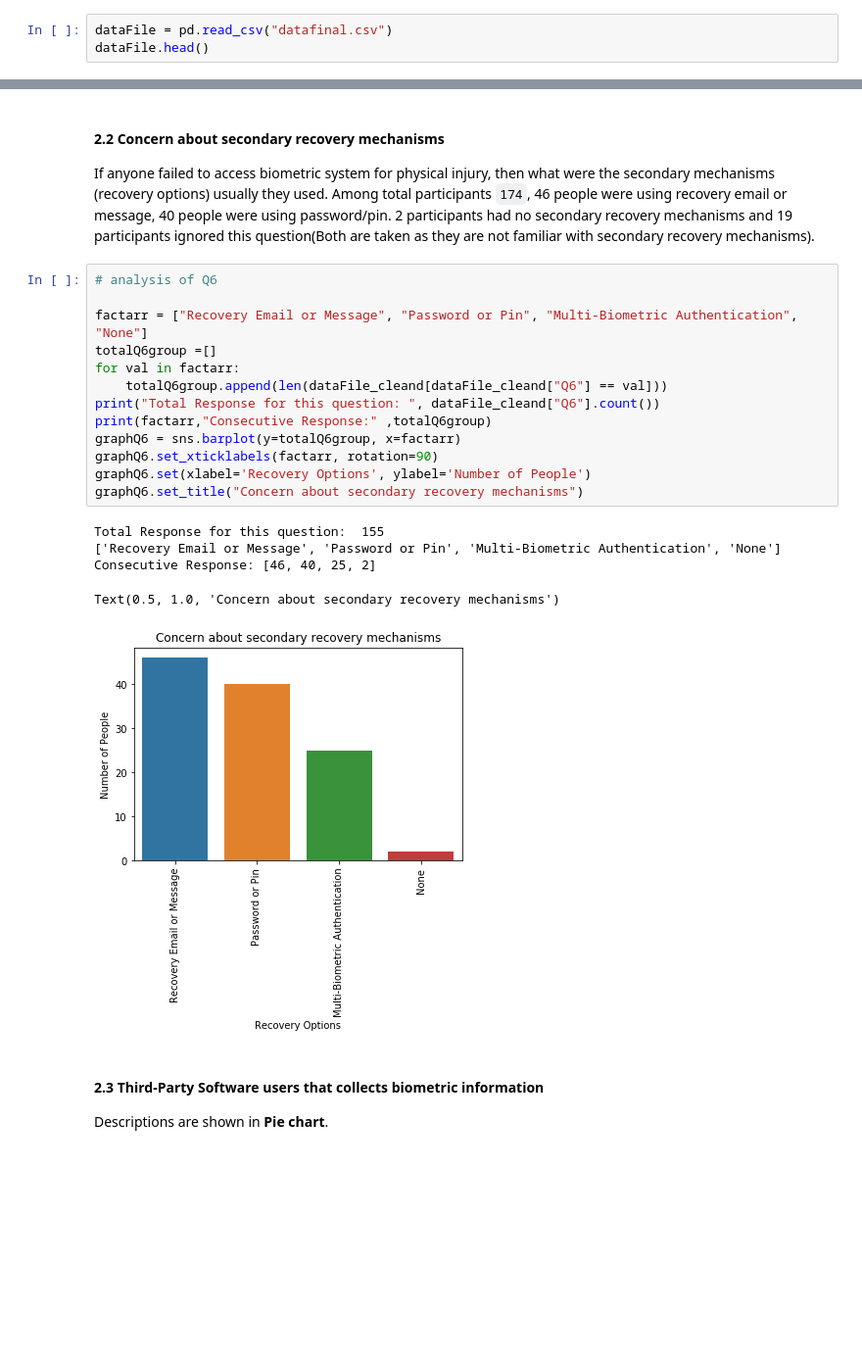
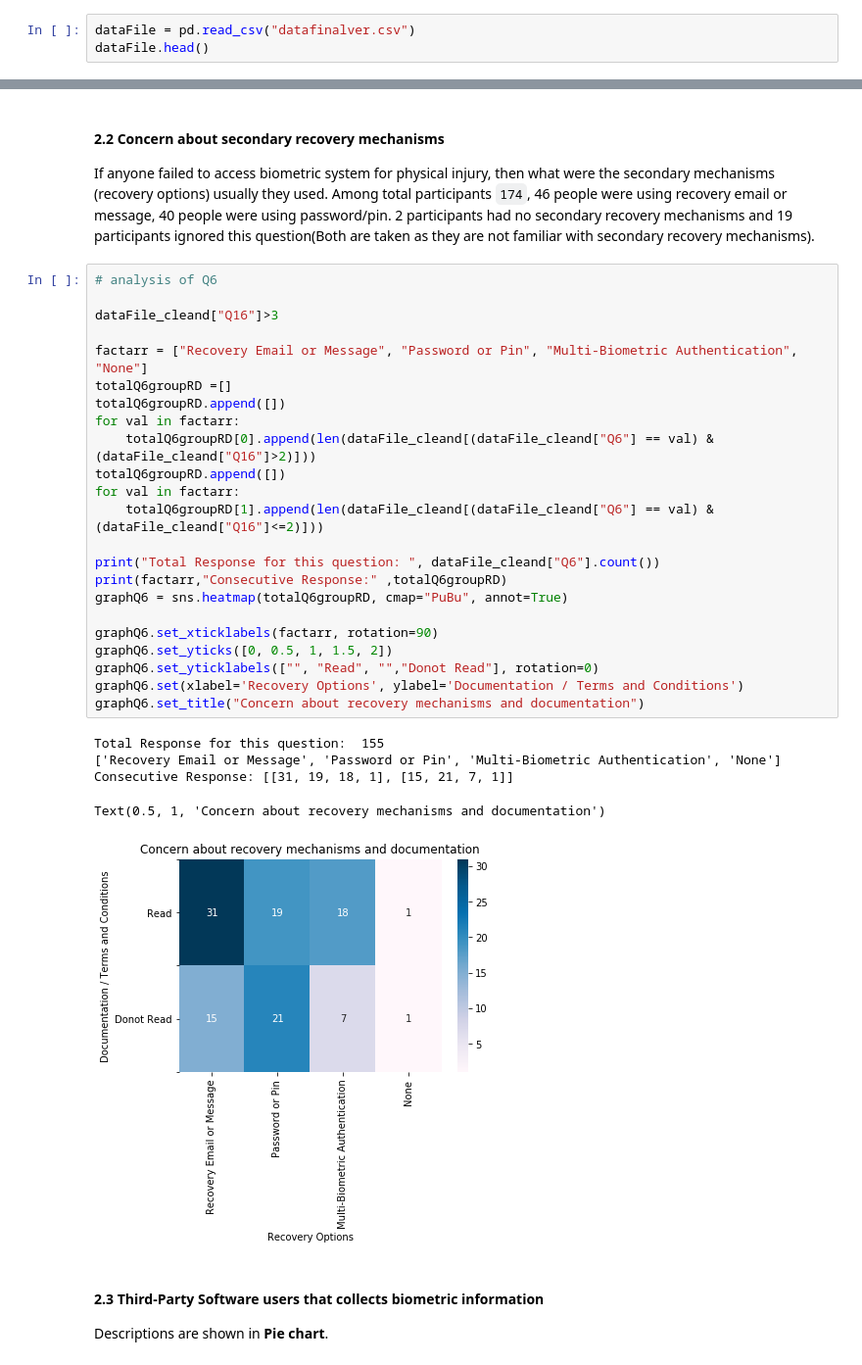
Before and after one commit to tahmidtdk/academic, a Jupyter notebook: CSE498/cse498 dataanalysis/dataAnalyser.ipynb, the cells around one changed output, grey strips where cells are left out. Shown at 98% size. Saved outputs shown, nothing was run; the diff lists cells and outputs as text; blank space fills up the shorter version.

```diff
--- a/CSE498/cse498 dataanalysis/dataAnalyser.ipynb
+++ b/CSE498/cse498 dataanalysis/dataAnalyser.ipynb
@@ -17,7 +17,7 @@ import seaborn as sns
 import matplotlib.pyplot as plt
 %matplotlib inline
 # %%
-dataFile = pd.read_csv("datafinal.csv")
+dataFile = pd.read_csv("datafinalver.csv")
 dataFile.head()
 # %% [output]
 |  | Timestamp | Q0 | Q1 | Q2 | Q3 | Q4 | Q5-FS | Q5-HS | Q5-IS | Q5-DNA | ... | ... |
@@ -246,21 +246,31 @@ Among total participants `174`, 46 people were using recovery email or message,
 # %%
 # analysis of Q6
 
+dataFile_cleand["Q16"]>3
+
 factarr = ["Recovery Email or Message", "Password or Pin", "Multi-Biometric Authentication", "None"]
-totalQ6group =[]
+totalQ6groupRD =[]
+totalQ6groupRD.append([])
 for val in factarr:
-    totalQ6group.append(len(dataFile_cleand[dataFile_cleand["Q6"] == val]))
+    totalQ6groupRD[0].append(len(dataFile_cleand[(dataFile_cleand["Q6"] == val) & (dataFile_cleand["Q16"]>2)]))
+totalQ6groupRD.append([])
+for val in factarr:
+    totalQ6groupRD[1].append(len(dataFile_cleand[(dataFile_cleand["Q6"] == val) & (dataFile_cleand["Q16"]<=2)]))
+
 print("Total Response for this question: ", dataFile_cleand["Q6"].count())
-print(factarr,"Consecutive Response:" ,totalQ6group)
-graphQ6 = sns.barplot(y=totalQ6group, x=factarr)
+print(factarr,"Consecutive Response:" ,totalQ6groupRD)
+graphQ6 = sns.heatmap(totalQ6groupRD, cmap="PuBu", annot=True)
+
 graphQ6.set_xticklabels(factarr, rotation=90)
-graphQ6.set(xlabel='Recovery Options', ylabel='Number of People')
-graphQ6.set_title("Concern about secondary recovery mechanisms")
+graphQ6.set_yticks([0, 0.5, 1, 1.5, 2])
+graphQ6.set_yticklabels(["", "Read", "","Donot Read"], rotation=0)
+graphQ6.set(xlabel='Recovery Options', ylabel='Documentation / Terms and Conditions')
+graphQ6.set_title("Concern about recovery mechanisms and documentation")
 # %% [output]
 Total Response for this question:  155
-['Recovery Email or Message', 'Password or Pin', 'Multi-Biometric Authentication', 'None'] Consecutive Response: [46, 40, 25, 2]
+['Recovery Email or Message', 'Password or Pin', 'Multi-Biometric Authentication', 'None'] Consecutive Response: [[31, 19, 18, 1], [15, 21, 7, 1]]
-Text(0.5, 1.0, 'Concern about secondary recovery mechanisms')
+Text(0.5, 1, 'Concern about recovery mechanisms and documentation')
-[figure, old version]
+[figure, new version]
 # %% [markdown]
 #### 2.3 Third-Party Software users that collects biometric information
 Descriptions are shown in **Pie chart**.
```
Also changed, not shown: parts of 3 cells of this notebook.
